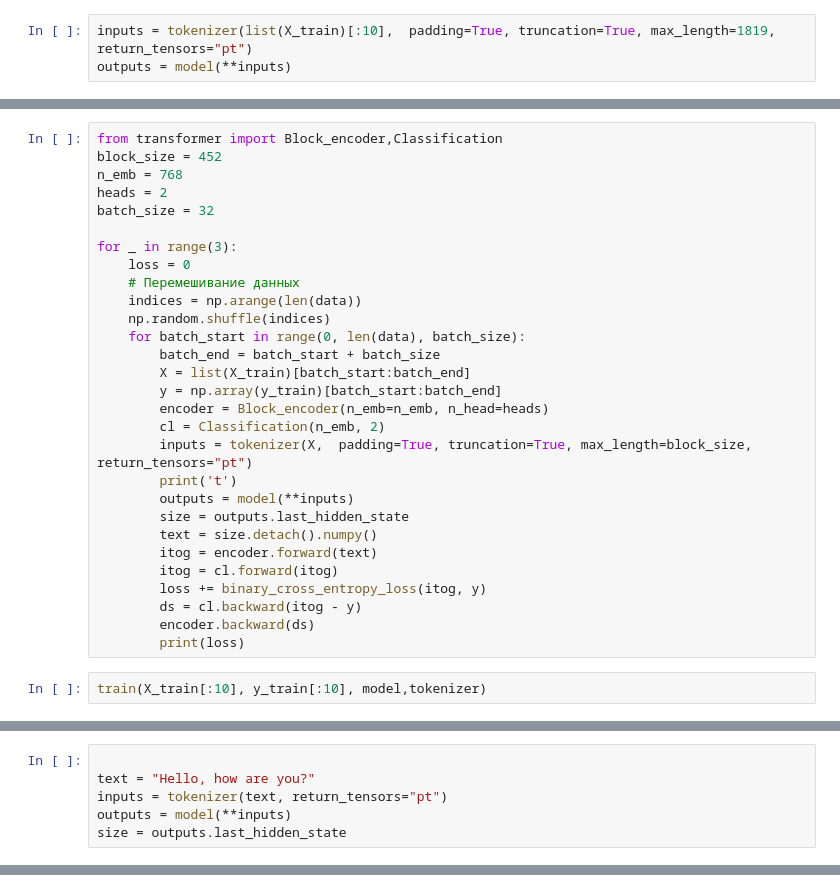
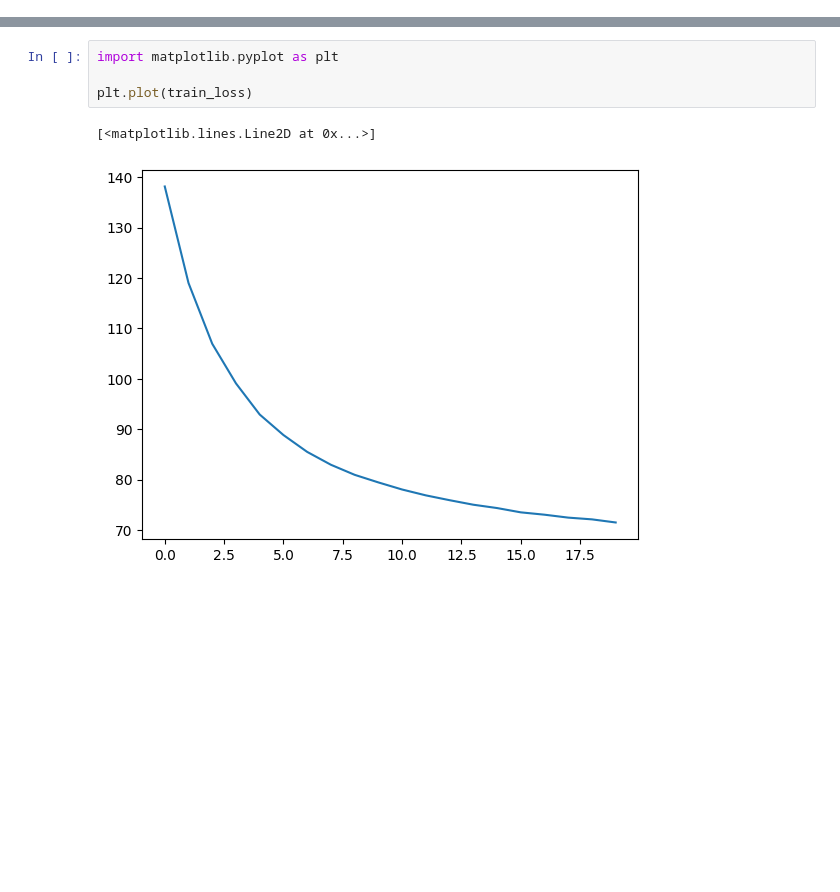
Before and after one commit to sanchous1000/Neura, a Jupyter notebook: lab5/transformer.ipynb, the cells around one changed output, grey strips where cells are left out. Drawn from its saved outputs; the diff is of its cells as text; blank space fills up the shorter version.

```diff
--- a/lab5/transformer.ipynb
+++ b/lab5/transformer.ipynb
@@ -72,3 +0,0 @@ data
-# %%
-inputs = tokenizer(list(X_train)[:10],  padding=True, truncation=True, max_length=1819, return_tensors="pt")
-outputs = model(**inputs)
@@ -79,31 +0,0 @@ torch.Size([10, 57, 768])
-# %%
-from transformer import Block_encoder,Classification
-block_size = 452
-n_emb = 768
-heads = 2
-batch_size = 32
-
-for _ in range(3):
-    loss = 0
-    # Перемешивание данных
-    indices = np.arange(len(data))
-    np.random.shuffle(indices)
-    for batch_start in range(0, len(data), batch_size):
-        batch_end = batch_start + batch_size
-        X = list(X_train)[batch_start:batch_end]
-        y = np.array(y_train)[batch_start:batch_end]
-        encoder = Block_encoder(n_emb=n_emb, n_head=heads)
-        cl = Classification(n_emb, 2)
-        inputs = tokenizer(X,  padding=True, truncation=True, max_length=block_size, return_tensors="pt")
-        print('t')
-        outputs = model(**inputs)
-        size = outputs.last_hidden_state
-        text = size.detach().numpy()
-        itog = encoder.forward(text)
-        itog = cl.forward(itog)
-        loss += binary_cross_entropy_loss(itog, y)
-        ds = cl.backward(itog - y)
-        encoder.backward(ds)
-        print(loss)
-# %%
-train(X_train[:10], y_train[:10], model,tokenizer)
@@ -126,6 +0,0 @@ array([[0., 1.],
-# %%
-
-text = "Hello, how are you?"
-inputs = tokenizer(text, return_tensors="pt")
-outputs = model(**inputs)
-size = outputs.last_hidden_state
@@ -202,0 +100,7 @@ tensor([[ 0.3470,  0.4323,  0.2609],
+# %%
+import matplotlib.pyplot as plt
+
+plt.plot(train_loss)
+# %% [output]
+[<matplotlib.lines.Line2D at 0x...>]
+[figure, added]
```
Also changed, not shown: parts of 24 cells of this notebook, 5 other files.
